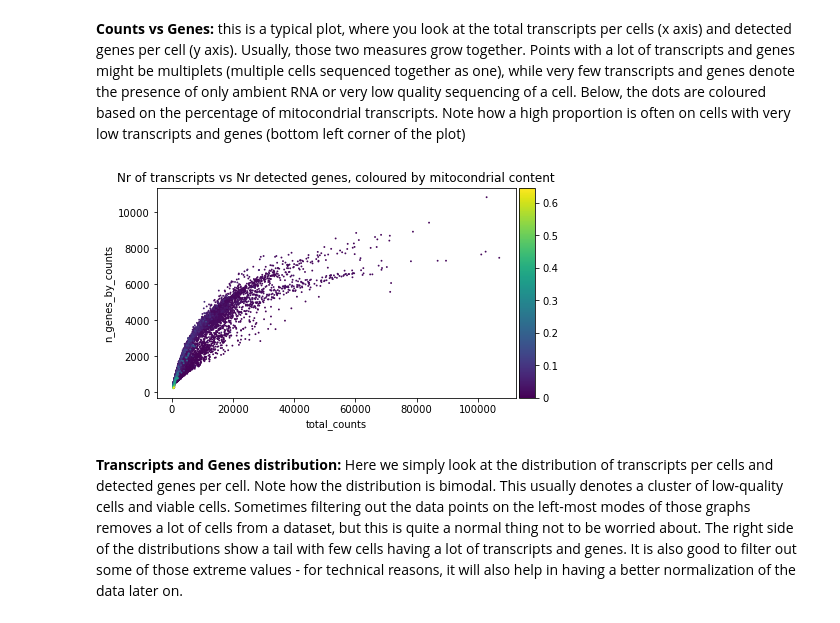
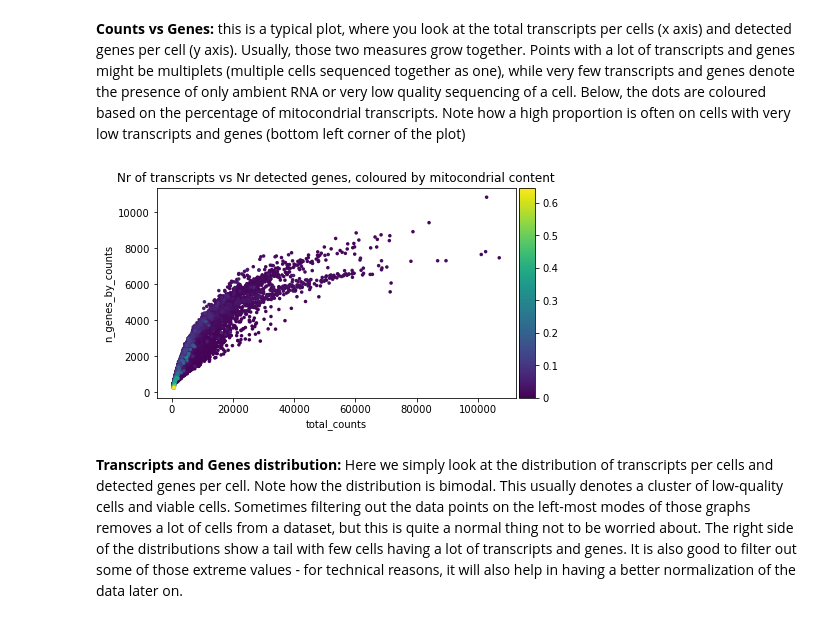
Before and after one commit to hds-sandbox/scRNASeq_course, a Jupyter notebook: develop/python/Part02_filtering_sample2.ipynb, the cells around one changed output. Saved outputs shown, nothing was run; the diff lists cells and outputs as text; code cells hidden in the pictures.

```diff
--- a/develop/python/Part02_filtering_sample2.ipynb
+++ b/develop/python/Part02_filtering_sample2.ipynb
@@ -36,5 +37,5 @@ import sklearn
 # %%
-sample_2 = sc.read_h5ad('../Data/notebooks_data/sample_2.h5ad')
+sample_2 = sc.read_h5ad('../../Data/notebooks_data/sample_2.h5ad')
 # %% [markdown]
 We calculate the percentage of mitocondrial genes into each cell. A high percentage denotes the possibility that material from broken cells has been captured during cell isolation, and then sequenced. Mitocondrial percentage is not usually calculated by `scanpy`, because there is need for an identifier for mitocondrial genes, and there is not a standard one. In our case, we look at genes that contain `MT-` into their ID, and calculate their transcript proportion into each cell. We save the result as an observation into `.obs['perc_mito']`
 # %%
@@ -49,9 +50,10 @@ We can do some plots to have a look at quality measures combined together
 **Counts vs Genes:** this is a typical plot, where you look at the total transcripts per cells (x axis) and detected genes per cell (y axis). Usually, those two measures grow together. Points with a lot of transcripts and genes might be multiplets (multiple cells sequenced together as one), while very few transcripts and genes denote the presence of only ambient RNA or very low quality sequencing of a cell. Below, the dots are coloured based on the percentage of mitocondrial transcripts. Note how a high proportion is often on cells with very low transcripts and genes (bottom left corner of the plot)
 # %%
 sc.pl.scatter(sample_2, x='total_counts', y='n_genes_by_counts', color='perc_mito',
-              title ='Nr of transcripts vs Nr detected genes, coloured by mitocondrial content')
+              title ='Nr of transcripts vs Nr detected genes, coloured by mitocondrial content',
+             size=50)
 # %% [output]
-[figure, old version]
+[figure, new version]
 # %% [markdown]
 **Transcripts and Genes distribution:** Here we simply look at the distribution of transcripts per cells and detected genes per cell. Note how the distribution is bimodal. This usually denotes a cluster of low-quality cells and viable cells. Sometimes filtering out the data points on the left-most modes of those graphs removes a lot of cells from a dataset, but this is quite a normal thing not to be worried about. The right side of the distributions show a tail with few cells having a lot of transcripts and genes. It is also good to filter out some of those extreme values - for technical reasons, it will also help in having a better normalization of the data later on.
 # %%
```
Also changed, not shown: parts of 16 cells of this notebook, 23 other files.
